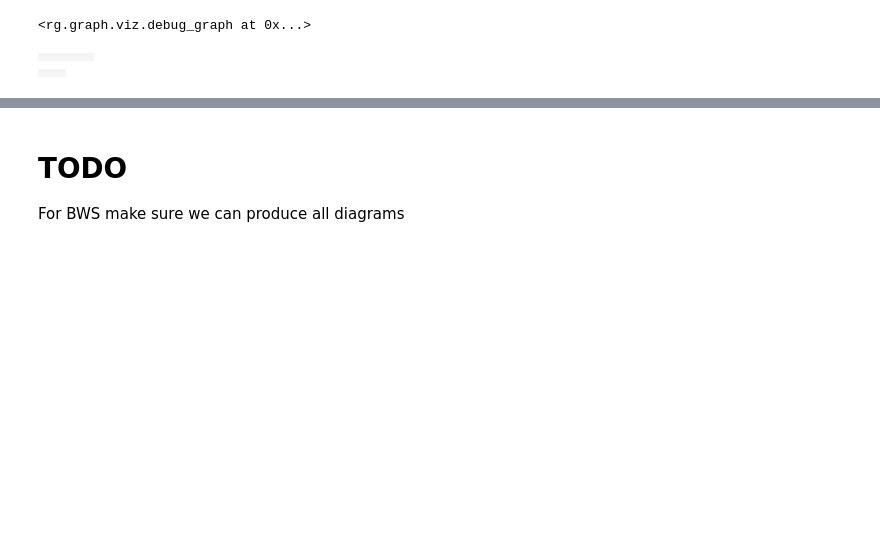
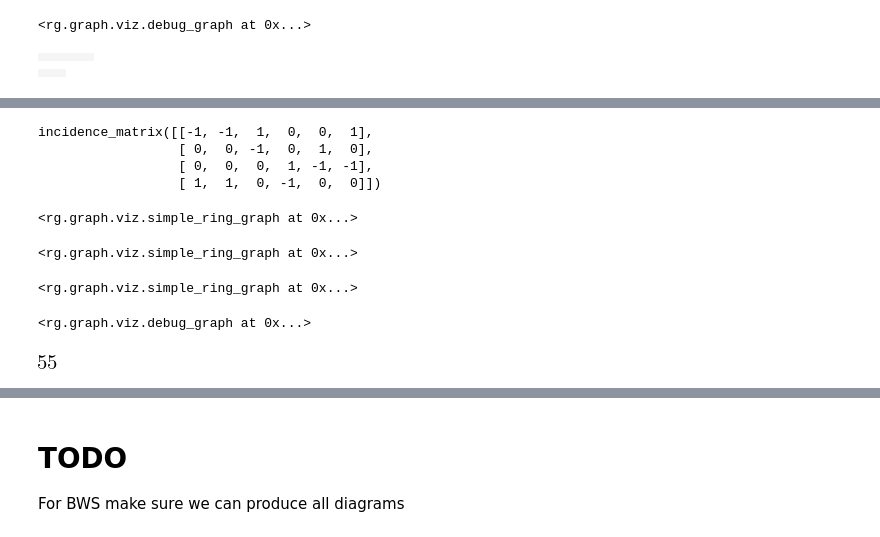
Before and after one commit to sirsh/renormer, a Jupyter notebook: samples/graphs.ipynb, the cells around one changed output, grey strips where cells are left out. Drawn from its saved outputs; the diff is of its cells as text; code cells hidden in the pictures; blank space fills up the shorter version.

Commit message:
updates to tree logic, drawing and graph generation

```diff
--- a/samples/graphs.ipynb
+++ b/samples/graphs.ipynb
@@ -40,0 +69,34 @@ tabulate_graphs(BWS, options={"size": (300,150), "hide_vinfty": True})
+# %%
+
+#save_graph_collection(sv, "test.out")
+col = load_graph_collection("test.out",  True)
+col[0]
+# %% [output]
+incidence_matrix([[-1, -1,  1,  0,  0,  1],
+                  [ 0,  0, -1,  0,  1,  0],
+                  [ 0,  0,  0,  1, -1, -1],
+                  [ 1,  1,  0, -1,  0,  0]])
+# %%
+simple_ring_graph(col[0])
+# %% [output]
+<rg.graph.viz.simple_ring_graph at 0x...>
+# %%
+simple_ring_graph(col[0])
+# %% [output]
+<rg.graph.viz.simple_ring_graph at 0x...>
+# %%
+lp = col[0].loop_part
+simple_ring_graph(lp)
+# %% [output]
+<rg.graph.viz.simple_ring_graph at 0x...>
+# %%
+res = col[0].residue_part
+np.where(res.sum(axis=1) != 0)[0]
+debug_graph(res)
+# %% [output]
+<rg.graph.viz.debug_graph at 0x...>
+# %%
+convergent_diags = [c for c in col if c.num_ex_edges < 5]
+len(convergent_diags)
+# %% [output]
+[figure, added]
```
Also changed, not shown: parts of 18 cells of this notebook, 7 other files.
